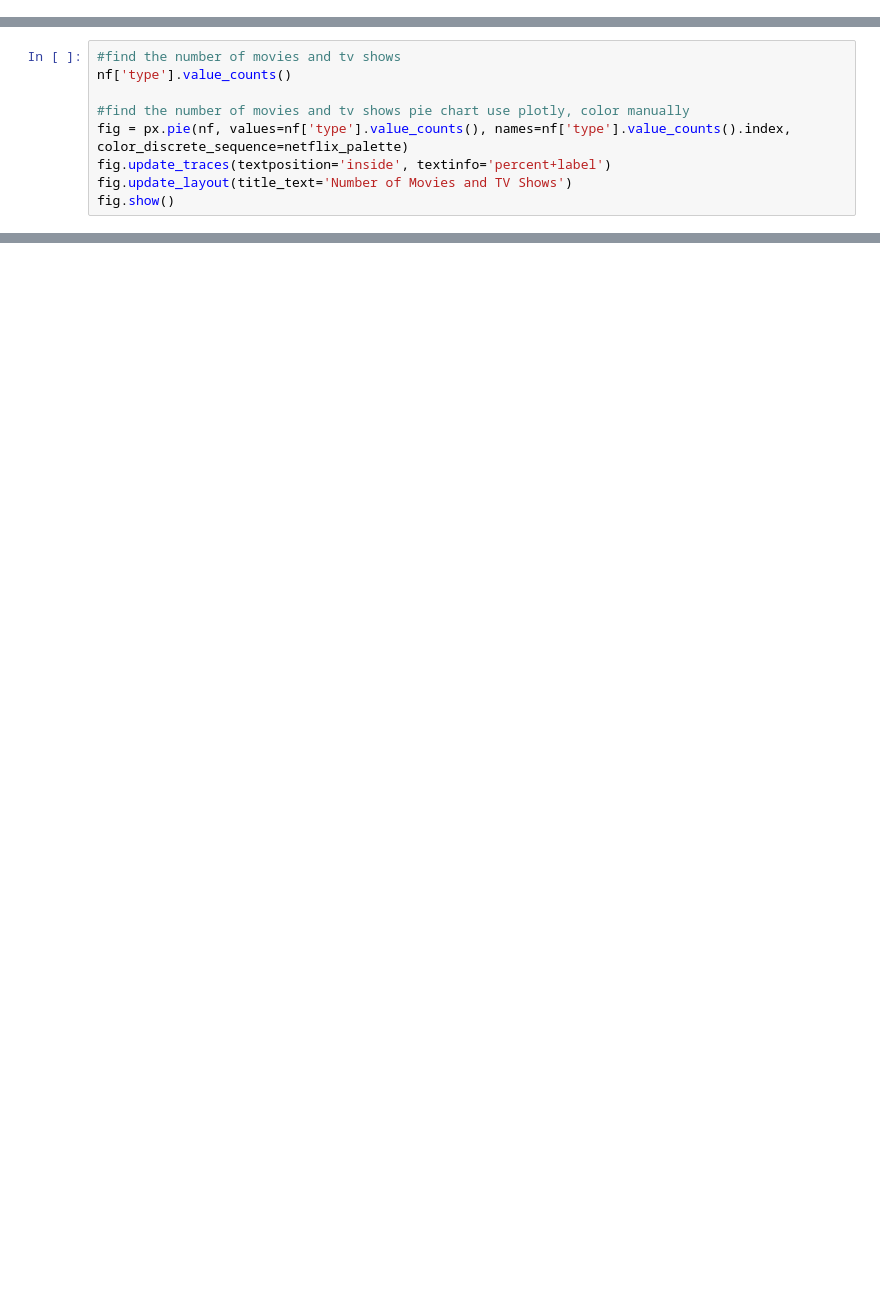
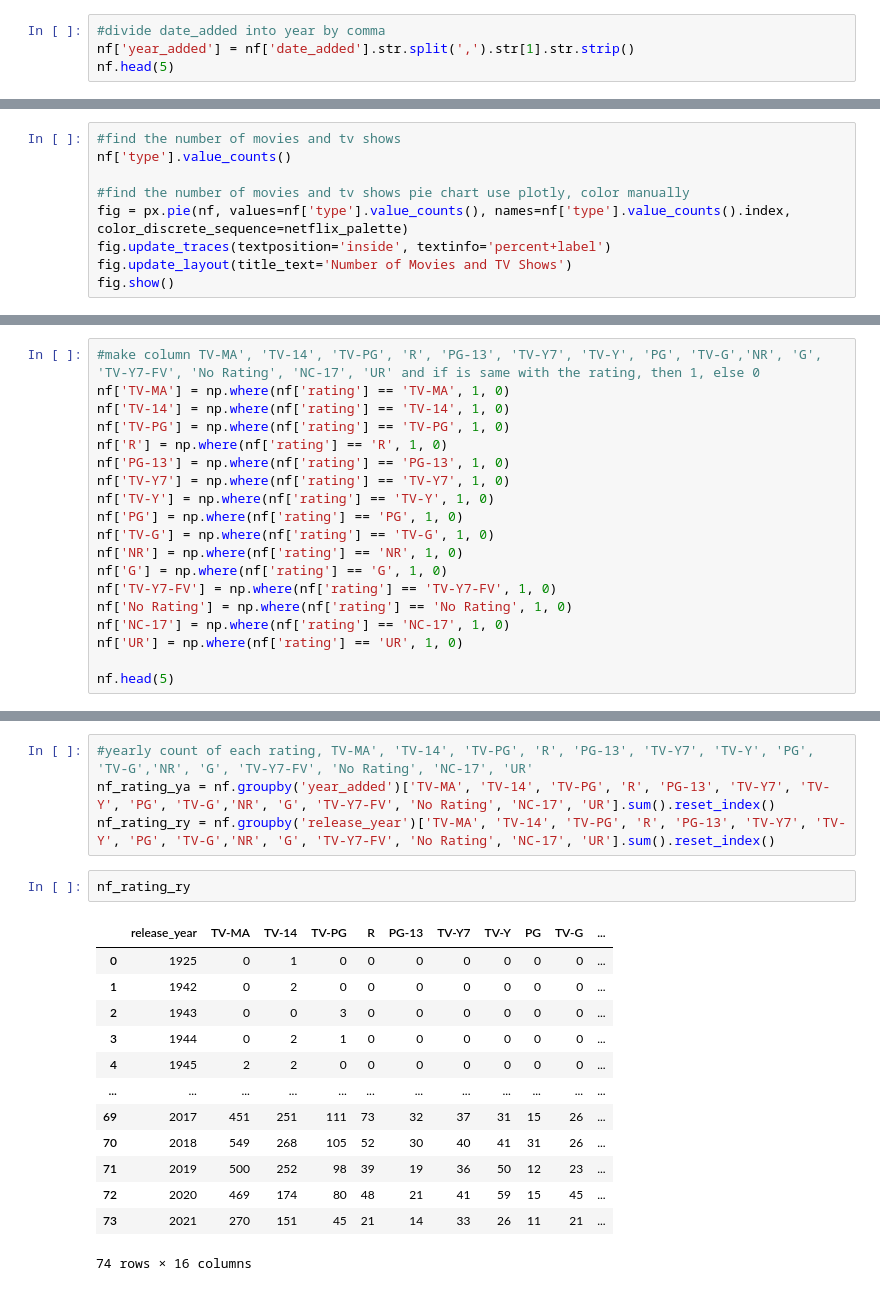
Before and after one commit to hyungchulc/Netflix-Analysis, a Jupyter notebook: Netflix-Analysis.ipynb, the cells around one changed output, grey strips where cells are left out. Cells and saved outputs as stored; diff of their text form; blank space fills up the shorter version.

```diff
--- a/Netflix-Analysis.ipynb
+++ b/Netflix-Analysis.ipynb
@@ -52,0 +68,4 @@ nf
+# %%
+#divide date_added into year by comma
+nf['year_added'] = nf['date_added'].str.split(',').str[1].str.strip()
+nf.head(5)
@@ -220,0 +349,19 @@ plt.show()
+# %%
+#make column TV-MA', 'TV-14', 'TV-PG', 'R', 'PG-13', 'TV-Y7', 'TV-Y', 'PG', 'TV-G','NR', 'G', 'TV-Y7-FV', 'No Rating', 'NC-17', 'UR' and if is same with the rating, then 1, else 0
+nf['TV-MA'] = np.where(nf['rating'] == 'TV-MA', 1, 0)
+nf['TV-14'] = np.where(nf['rating'] == 'TV-14', 1, 0)
+nf['TV-PG'] = np.where(nf['rating'] == 'TV-PG', 1, 0)
+nf['R'] = np.where(nf['rating'] == 'R', 1, 0)
+nf['PG-13'] = np.where(nf['rating'] == 'PG-13', 1, 0)
+nf['TV-Y7'] = np.where(nf['rating'] == 'TV-Y7', 1, 0)
+nf['TV-Y'] = np.where(nf['rating'] == 'TV-Y', 1, 0)
+nf['PG'] = np.where(nf['rating'] == 'PG', 1, 0)
+nf['TV-G'] = np.where(nf['rating'] == 'TV-G', 1, 0)
+nf['NR'] = np.where(nf['rating'] == 'NR', 1, 0)
+nf['G'] = np.where(nf['rating'] == 'G', 1, 0)
+nf['TV-Y7-FV'] = np.where(nf['rating'] == 'TV-Y7-FV', 1, 0)
+nf['No Rating'] = np.where(nf['rating'] == 'No Rating', 1, 0)
+nf['NC-17'] = np.where(nf['rating'] == 'NC-17', 1, 0)
+nf['UR'] = np.where(nf['rating'] == 'UR', 1, 0)
+
+nf.head(5)
@@ -220,0 +375,20 @@ plt.show()
+# %%
+#yearly count of each rating, TV-MA', 'TV-14', 'TV-PG', 'R', 'PG-13', 'TV-Y7', 'TV-Y', 'PG', 'TV-G','NR', 'G', 'TV-Y7-FV', 'No Rating', 'NC-17', 'UR'
+nf_rating_ya = nf.groupby('year_added')['TV-MA', 'TV-14', 'TV-PG', 'R', 'PG-13', 'TV-Y7', 'TV-Y', 'PG', 'TV-G','NR', 'G', 'TV-Y7-FV', 'No Rating', 'NC-17', 'UR'].sum().reset_index()
+nf_rating_ry = nf.groupby('release_year')['TV-MA', 'TV-14', 'TV-PG', 'R', 'PG-13', 'TV-Y7', 'TV-Y', 'PG', 'TV-G','NR', 'G', 'TV-Y7-FV', 'No Rating', 'NC-17', 'UR'].sum().reset_index()
+# %%
+nf_rating_ry
+# %% [output]
+|  | release_year | TV-MA | TV-14 | TV-PG | R | PG-13 | TV-Y7 | TV-Y | PG | TV-G | ... |
+| 0 | 1925 | 0 | 1 | 0 | 0 | 0 | 0 | 0 | 0 | 0 | ... |
+| 1 | 1942 | 0 | 2 | 0 | 0 | 0 | 0 | 0 | 0 | 0 | ... |
+| 2 | 1943 | 0 | 0 | 3 | 0 | 0 | 0 | 0 | 0 | 0 | ... |
+| 3 | 1944 | 0 | 2 | 1 | 0 | 0 | 0 | 0 | 0 | 0 | ... |
+| 4 | 1945 | 2 | 2 | 0 | 0 | 0 | 0 | 0 | 0 | 0 | ... |
+| ... | ... | ... | ... | ... | ... | ... | ... | ... | ... | ... | ... |
+| 69 | 2017 | 451 | 251 | 111 | 73 | 32 | 37 | 31 | 15 | 26 | ... |
+| 70 | 2018 | 549 | 268 | 105 | 52 | 30 | 40 | 41 | 31 | 26 | ... |
+| 71 | 2019 | 500 | 252 | 98 | 39 | 19 | 36 | 50 | 12 | 23 | ... |
+| 72 | 2020 | 469 | 174 | 80 | 48 | 21 | 41 | 59 | 15 | 45 | ... |
+| 73 | 2021 | 270 | 151 | 45 | 21 | 14 | 33 | 26 | 11 | 21 | ... |
+74 rows × 16 columns
```
Also changed, not shown: parts of 41 cells of this notebook.
